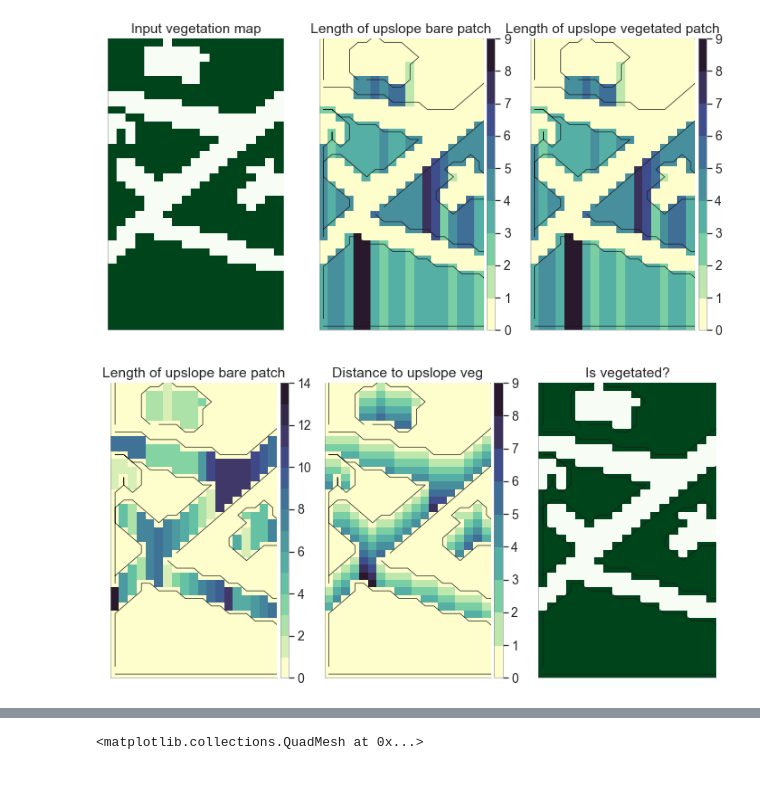
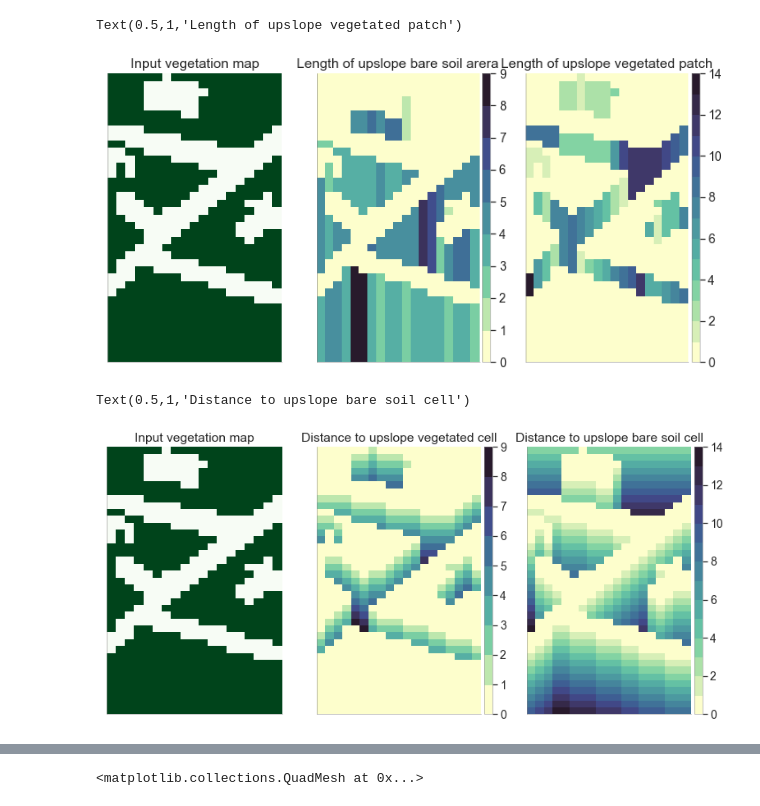
Before and after one commit to octavia-crompton/SVE-R, a Jupyter notebook: feature_example.ipynb, the cells around one changed output, grey strips where cells are left out. Drawn from its saved outputs; the diff is of its cells as text; code cells hidden in the pictures.

Commit message:
feature examples

```diff
--- a/feature_example.ipynb
+++ b/feature_example.ipynb
@@ -52,4 +70,5 @@ bare_feat = [feat for feat in feature_keys if 'V' in feat] + ['d2divide']
 # %%
+# Example feature maps
 plt.figure(figsize = (12,6), )
 
 ax = plt.subplot(131)
@@ -59,29 +78,48 @@ ax.set_title('Input vegetation map')
 
 ax = plt.subplot(132)
 colormap(sim, ptrn_dict['patchLB'], ax, cfontsize=14)
-ax.set_title('Length of upslope bare patch')
-plot_c(sim.isvegc, dx = sim.dx, ax = ax)
+ax.set_title('Length of upslope bare soil arera')
+# plot_c(sim.isvegc, dx = sim.dx, ax = ax)
 
 ax = plt.subplot(133)
-colormap(sim, ptrn_dict['patchLB'], ax, cfontsize=14)
+colormap(sim, ptrn_dict['bareLV'], ax, cfontsize=14)
 ax.set_title('Length of upslope vegetated patch')
-plot_c(sim.isvegc, dx = sim.dx, ax = ax)
+# plot_c(sim.isvegc, dx = sim.dx, ax = ax)
 # %% [output]
+Text(0.5,1,'Length of upslope vegetated patch')
-[figure, old version]
+[figure, new version]
 # %%
-plt.figure(figsize = (12,6), )
-ax1 = plt.subplot(131)
-colormap(sim, ptrn_dict['bareLV'], ax1)
-ax1.set_title('Length of upslope bare patch')
-plot_c(sim.isvegc, dx = sim.dx, ax = ax1)
-ax2 = plt.subplot(132)
-colormap(sim, ptrn_dict['d2uV'], ax2)
-ax2.set_title('Distance to upslope veg')
-plot_c(sim.isvegc, dx = sim.dx, ax = ax2)
+# More example feature maps
+plt.figure(figsize = (13,6), )
+plt.subplots_adjust(wspace = 0.2)
+ax = plt.subplot(131)
+colormap(sim, ptrn_dict['isvegc'], ax, cmap = 'Greens', colorbar=False)
+ax.set_title('Input vegetation map')
 
-ax2 = plt.subplot(133)
-colormap(sim, ptrn_dict['isvegc'], ax2, cmap = 'Greens', colorbar=False)
-ax2.set_title('Is vegetated?')
-plot_c(sim.isvegc, dx = sim.dx, ax = ax2)
+ax = plt.subplot(132)
+colormap(sim, ptrn_dict['d2uV'], ax, cfontsize=14)
+ax.set_title('Distance to upslope vegetated cell')
+# plot_c(sim.isvegc, dx = sim.dx, ax = ax)
+
+ax = plt.subplot(133)
+colormap(sim, ptrn_dict['d2uB'], ax, cfontsize=14)
+ax.set_title('Distance to upslope bare soil cell')
+# plot_c(sim.isvegc, dx = sim.dx, ax = ax)
+
+# plt.figure(figsize = (12,6), )
+# ax1 = plt.subplot(131)
+# colormap(sim, ptrn_dict['bareLV'], ax1)
+# ax1.set_title('Length of upslope bare patch')
+# plot_c(sim.isvegc, dx = sim.dx, ax = ax1)
+# ax2 = plt.subplot(132)
+# colormap(sim, ptrn_dict['d2uV'], ax2)
+# ax2.set_title('Distance to upslope veg')
+# plot_c(sim.isvegc, dx = sim.dx, ax = ax2)
+
+# ax2 = plt.subplot(133)
+# colormap(sim, ptrn_dict['isvegc'], ax2, cmap = 'Greens', colorbar=False)
+# ax2.set_title('Is vegetated?')
+# plot_c(sim.isvegc, dx = sim.dx, ax = ax2)
 # %% [output]
+Text(0.5,1,'Distance to upslope bare soil cell')
-[figure, old version]
+[figure, new version]
```
Also changed, not shown: parts of 8 cells of this notebook, 2 other files.
